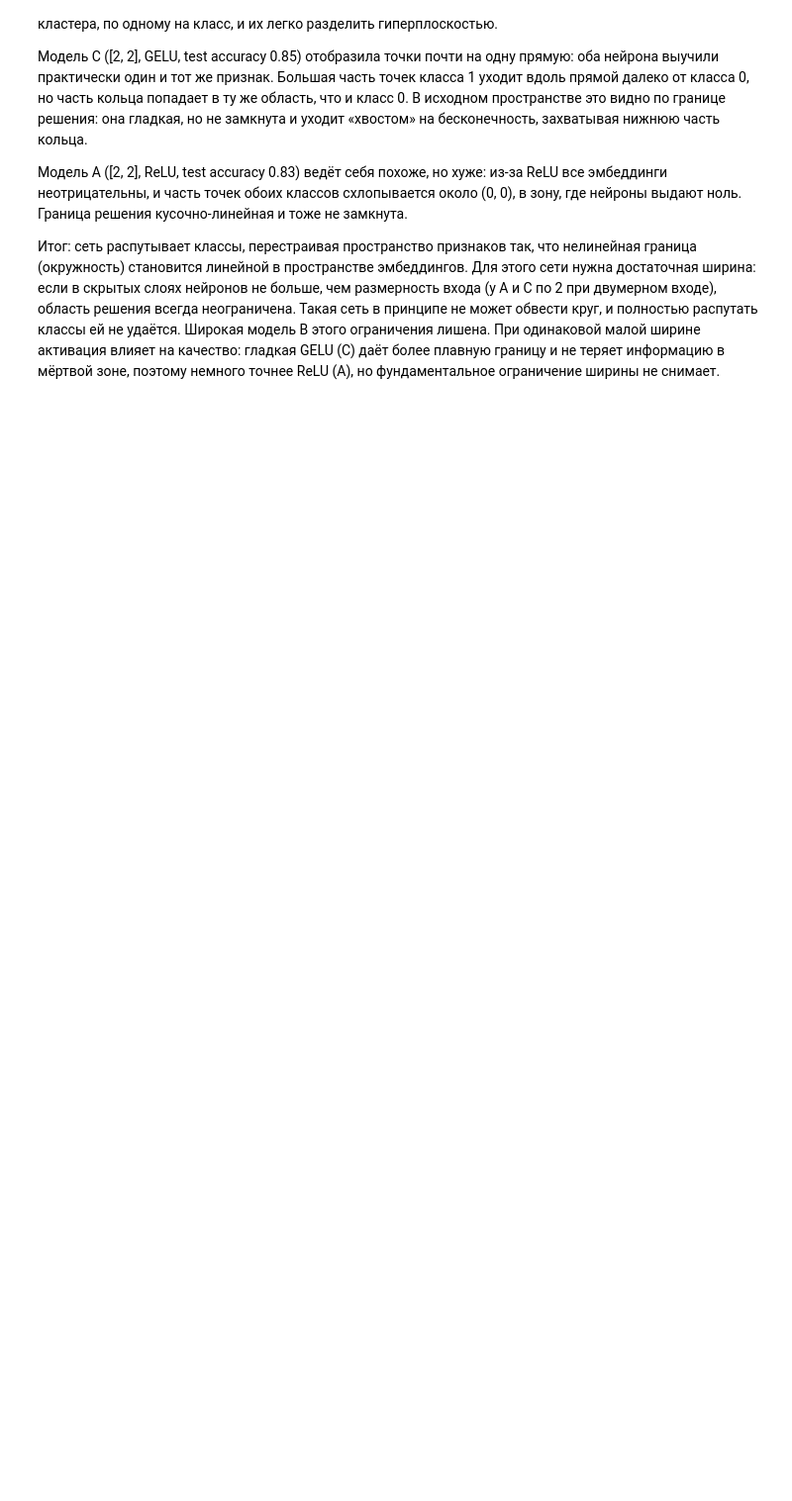
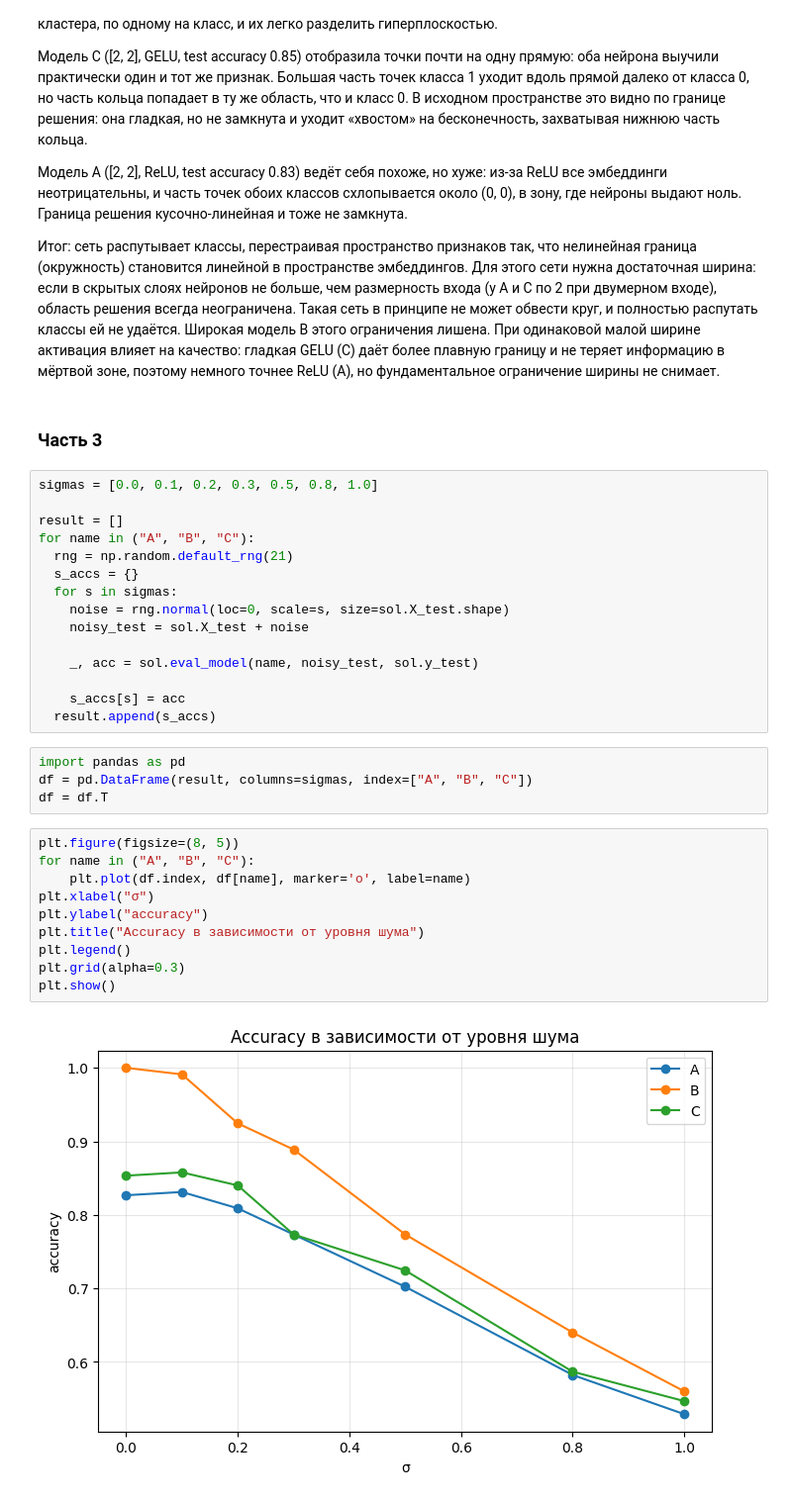
Before and after one commit to CactusDataMafia/dl_sem_7, a Jupyter notebook: Lab1.ipynb, the cells around one changed output. Shown at 99% size. Drawn from its saved outputs; the diff is of its cells as text; blank space fills up the shorter version.

```diff
--- a/Lab1.ipynb
+++ b/Lab1.ipynb
@@ -453,3 +455,36 @@ plt.show()
 Модель A ([2, 2], ReLU, test accuracy 0.83) ведёт себя похоже, но хуже: из-за ReLU все эмбеддинги неотрицательны, и часть точек обоих классов схлопывается около (0, 0), в зону, где нейроны выдают ноль. Граница решения кусочно-линейная и тоже не замкнута.
 
 Итог: сеть распутывает классы, перестраивая пространство признаков так, что нелинейная граница (окружность) становится линейной в пространстве эмбеддингов. Для этого сети нужна достаточная ширина: если в скрытых слоях нейронов не больше, чем размерность входа (у A и C по 2 при двумерном входе), область решения всегда неограничена. Такая сеть в принципе не может обвести круг, и полностью распутать классы ей не удаётся. Широкая модель B этого ограничения лишена. При одинаковой малой ширине активация влияет на качество: гладкая GELU (C) даёт более плавную границу и не теряет информацию в мёртвой зоне, поэтому немного точнее ReLU (A), но фундаментальное ограничение ширины не снимает.
+# %% [markdown]
+### Часть 3 ###
+# %%
+sigmas = [0.0, 0.1, 0.2, 0.3, 0.5, 0.8, 1.0]
+
+result = []
+for name in ("A", "B", "C"):
+  rng = np.random.default_rng(21)
+  s_accs = {}
+  for s in sigmas:
+    noise = rng.normal(loc=0, scale=s, size=sol.X_test.shape)
+    noisy_test = sol.X_test + noise
+
+    _, acc = sol.eval_model(name, noisy_test, sol.y_test)
+
+    s_accs[s] = acc
+  result.append(s_accs)
+# %%
+import pandas as pd
+df = pd.DataFrame(result, columns=sigmas, index=["A", "B", "C"])
+df = df.T
+# %%
+plt.figure(figsize=(8, 5))
+for name in ("A", "B", "C"):
+    plt.plot(df.index, df[name], marker='o', label=name)
+plt.xlabel("σ")
+plt.ylabel("accuracy")
+plt.title("Accuracy в зависимости от уровня шума")
+plt.legend()
+plt.grid(alpha=0.3)
+plt.show()
+# %% [output]
+[figure, added]
```
Also changed, not shown: parts of 6 cells of this notebook.
